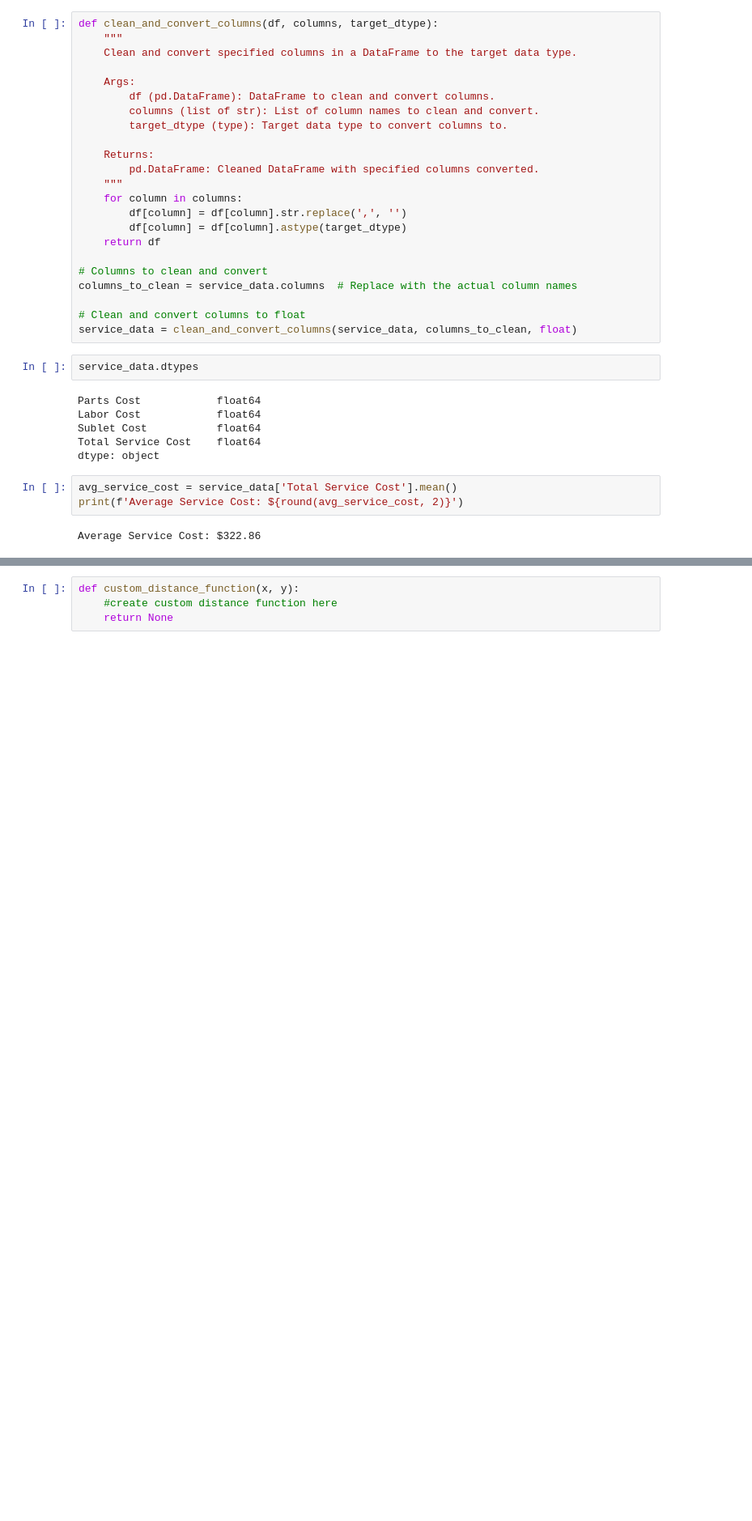
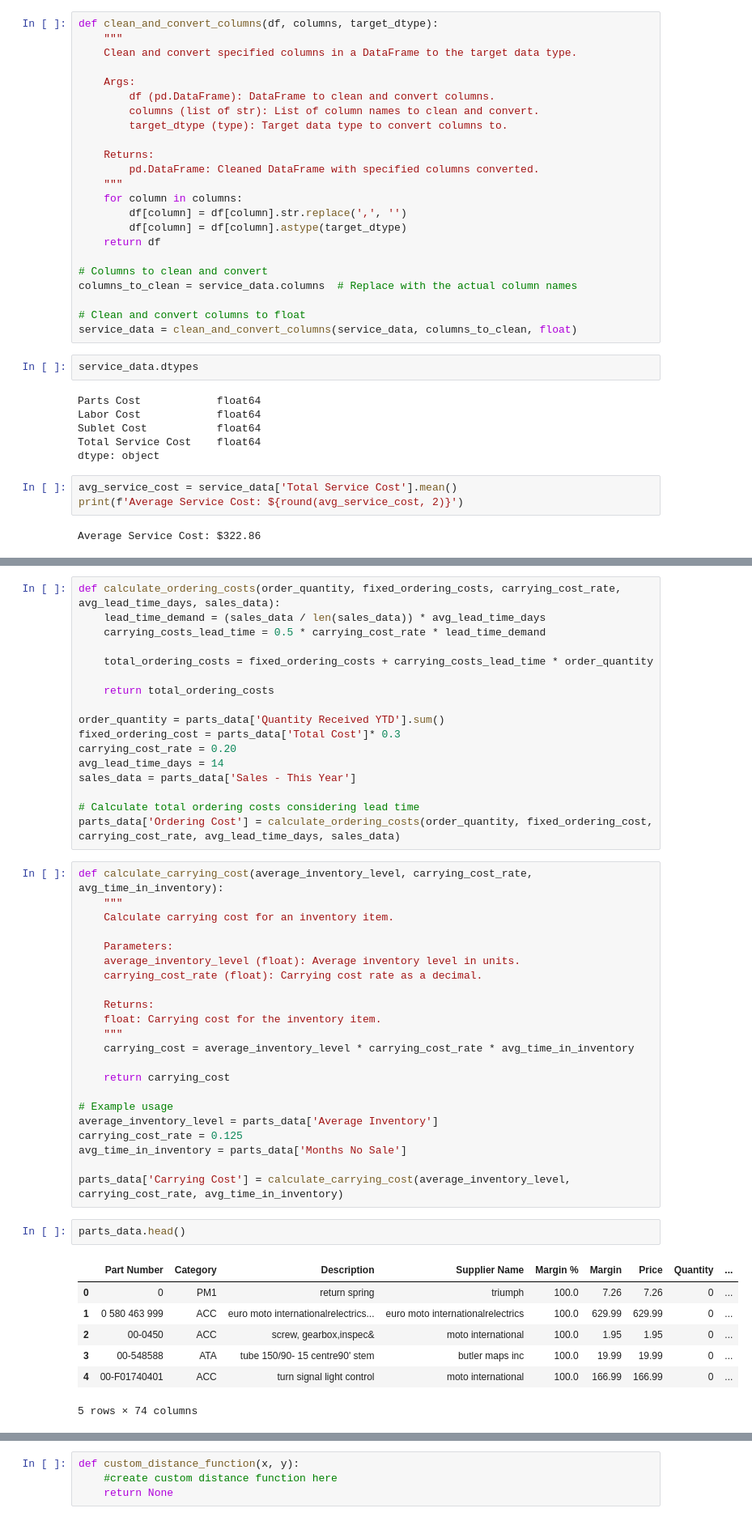
Before and after one commit to skyler22wilson/final_project, a Jupyter notebook: notebooks/custom_function_building.ipynb, the cells around one changed output, grey strips where cells are left out. Shown: that part at 81% size. Cells and saved outputs as stored; diff of their text form; blank space fills up the shorter version.

```diff
--- a/notebooks/custom_function_building.ipynb
+++ b/notebooks/custom_function_building.ipynb
@@ -60,0 +126,49 @@ Average Service Cost: $322.86
+# %%
+def calculate_ordering_costs(order_quantity, fixed_ordering_costs, carrying_cost_rate, avg_lead_time_days, sales_data):
+    lead_time_demand = (sales_data / len(sales_data)) * avg_lead_time_days
+    carrying_costs_lead_time = 0.5 * carrying_cost_rate * lead_time_demand
+
+    total_ordering_costs = fixed_ordering_costs + carrying_costs_lead_time * order_quantity
+
+    return total_ordering_costs
+
+order_quantity = parts_data['Quantity Received YTD'].sum()
+fixed_ordering_cost = parts_data['Total Cost']* 0.3
+carrying_cost_rate = 0.20
+avg_lead_time_days = 14
+sales_data = parts_data['Sales - This Year']
+
+# Calculate total ordering costs considering lead time
+parts_data['Ordering Cost'] = calculate_ordering_costs(order_quantity, fixed_ordering_cost, carrying_cost_rate, avg_lead_time_days, sales_data)
+# %%
+def calculate_carrying_cost(average_inventory_level, carrying_cost_rate, avg_time_in_inventory):
+    """
+    Calculate carrying cost for an inventory item.
+
+    Parameters:
+    average_inventory_level (float): Average inventory level in units.
+    carrying_cost_rate (float): Carrying cost rate as a decimal.
+
+    Returns:
+    float: Carrying cost for the inventory item.
+    """
+    carrying_cost = average_inventory_level * carrying_cost_rate * avg_time_in_inventory
+
+    return carrying_cost
+
+# Example usage
+average_inventory_level = parts_data['Average Inventory']
+carrying_cost_rate = 0.125
+avg_time_in_inventory = parts_data['Months No Sale']
+
+parts_data['Carrying Cost'] = calculate_carrying_cost(average_inventory_level, carrying_cost_rate, avg_time_in_inventory)
+# %%
+parts_data.head()
+# %% [output]
+|  | Part Number | Category | Description | Supplier Name | Margin % | Margin | Price | Quantity | ... |
+| 0 | 0 | PM1 | return spring | triumph | 100.0 | 7.26 | 7.26 | 0 | ... |
+| 1 | 0 580 463 999 | ACC | euro moto internationalrelectrics... | euro moto internationalrelectrics | 100.0 | 629.99 | 629.99 | 0 | ... |
+| 2 | 00-0450 | ACC | screw, gearbox,inspec& | moto international | 100.0 | 1.95 | 1.95 | 0 | ... |
+| 3 | 00-548588 | ATA | tube 150/90- 15 centre90' stem | butler maps inc | 100.0 | 19.99 | 19.99 | 0 | ... |
+| 4 | 00-F01740401 | ACC | turn signal light control | moto international | 100.0 | 166.99 | 166.99 | 0 | ... |
+5 rows × 74 columns
```
Also changed, not shown: parts of 9 cells of this notebook, 3 other files.
